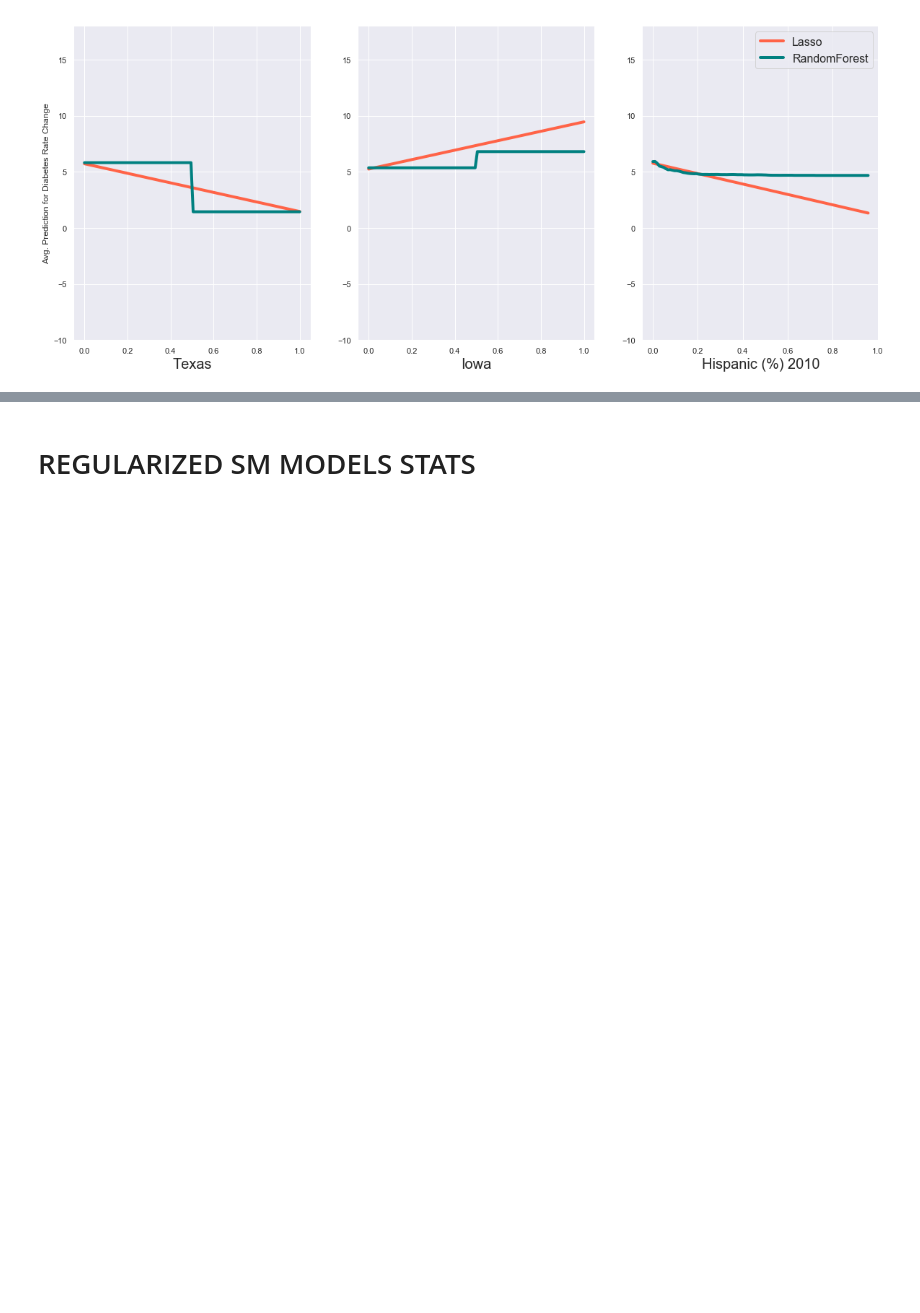
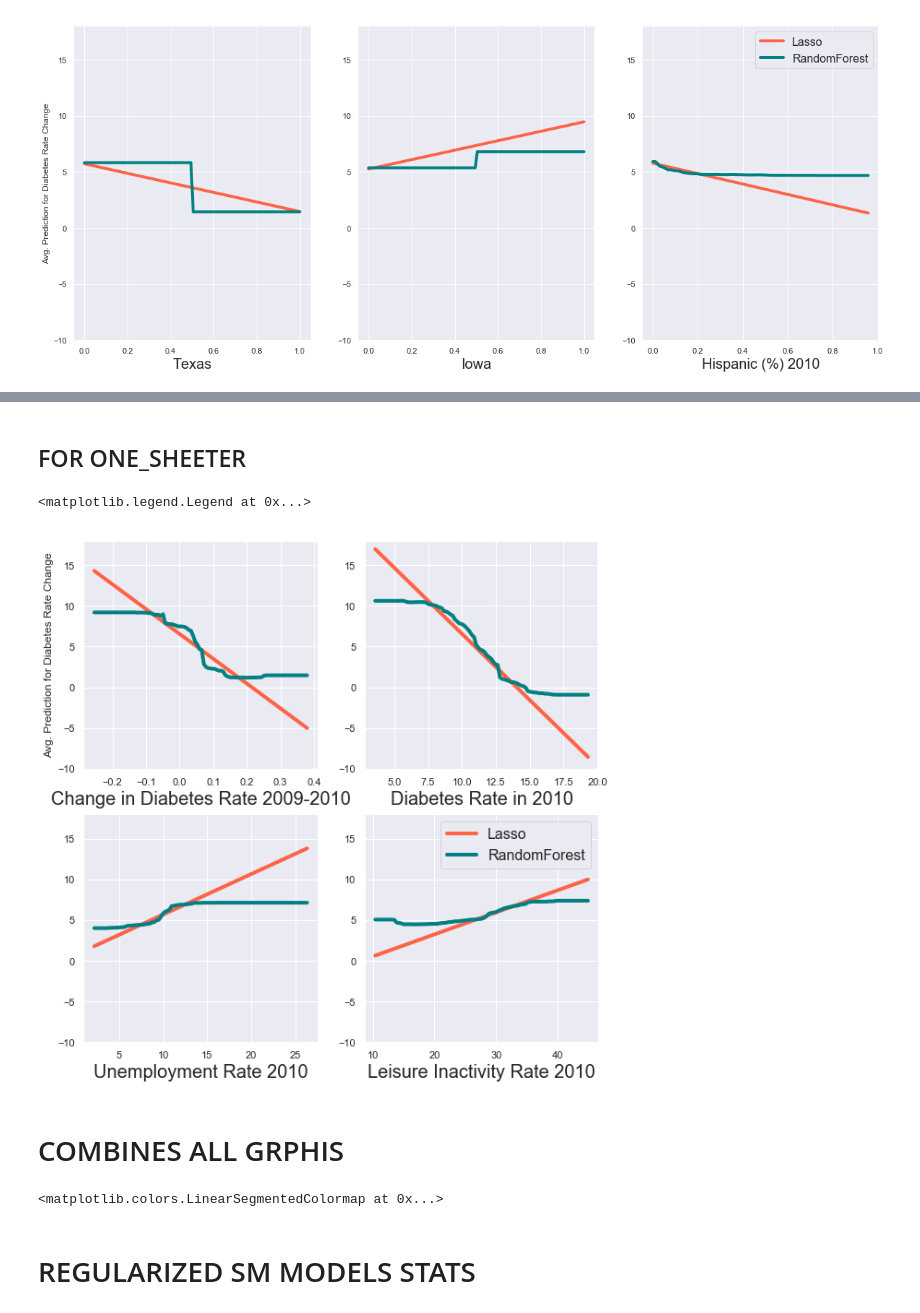
Before and after one commit to lbordz/diabetes-rates-prediction, a Jupyter notebook: EDA_and_modelling/Final_Models_and_Plots.ipynb, the cells around one changed output, grey strips where cells are left out. Drawn from its saved outputs; the diff is of its cells as text; code cells hidden in the pictures; blank space fills up the shorter version.

```diff
--- a/EDA_and_modelling/Final_Models_and_Plots.ipynb
+++ b/EDA_and_modelling/Final_Models_and_Plots.ipynb
@@ -951,7 +1051,7 @@ top_5_both = ["DB:2009-2010:Rate_Change", "DB:2010:percent", "UnemploymentRate:2
               "Alcohol:Any:2010", "ST:_Texas", "ST:_Iowa",  "CEN:2010:H",  "OB:2009-2010:Rate_Change",
               "ST:_Alaska"]
 # %%
-def pdp_both_models(model_scale, model_not, col, num_breaks, ax, y_lim_min, y_lim_max):
+def pdp_both_models(model_scale, model_not, col, num_breaks, ax, y_lim_min, y_lim_max, linewidth, color_scale = "tomato", color_not = "teal"):
     X_train_pdp = X_train.copy()
 
     #get x-axis values
@@ -980,8 +1080,8 @@ def pdp_both_models(model_scale, model_not, col, num_breaks, ax, y_lim_min, y_li
 
 
     #plot partial dependence
-    ax.plot(x, y_scale, linestyle='-', color = "tomato", linewidth=4.0, label = "Lasso")
-    ax.plot(x, y_not, linestyle='-', color = "teal", linewidth=4.0, label = "RandomForest")
+    ax.plot(x, y_scale, linestyle='-', color = color_scale, linewidth=linewidth, label = "Lasso")
+    ax.plot(x, y_not, linestyle='-', color = color_not, linewidth=linewidth, label = "RandomForest")
 
     ax.set_xlabel(colnamemap[col], fontsize=20)
     #ax.set_ylabel("Avg. Prediction for Diabetes Rate Change")
@@ -1032,0 +1135,23 @@ fig.subplots_adjust(hspace=.2)
+# %% [markdown]
+## FOR ONE_SHEETER
+# %%
+fig, axs = plt.subplots(2, 2, figsize=(10,10))    #was 20, 8
+af = axs.flatten()
+#fig.suptitle("Feature/Target Relationships",  fontsize=30, y = .92)
+
+
+for i, col in enumerate(top_5_both[0:4]):
+    pdp_both_models(lassobest, rfbest, col, 100, af[i], -10, 18, linewidth=4.0)
+
+af[0].set_ylabel("Avg. Prediction for Diabetes Rate Change")
+
+fig.subplots_adjust(hspace=.2)
+
+plt.legend(prop={'size': 16})
+
+#plt.savefig('../images/compare_relationships.png')
+# %% [output]
+<matplotlib.legend.Legend at 0x...>
+[figure, added]
+# %% [markdown]
+# COMBINES ALL GRPHIS
@@ -1033,3 +1215,7 @@ fig.subplots_adjust(hspace=.2)
+# %%
+plt.cm.get_cmap(grycmp)
+# %% [output]
+<matplotlib.colors.LinearSegmentedColormap at 0x...>
 # %% [markdown]
 # REGULARIZED SM MODELS STATS
 # %%
```
Also changed, not shown: parts of 19 cells of this notebook.
